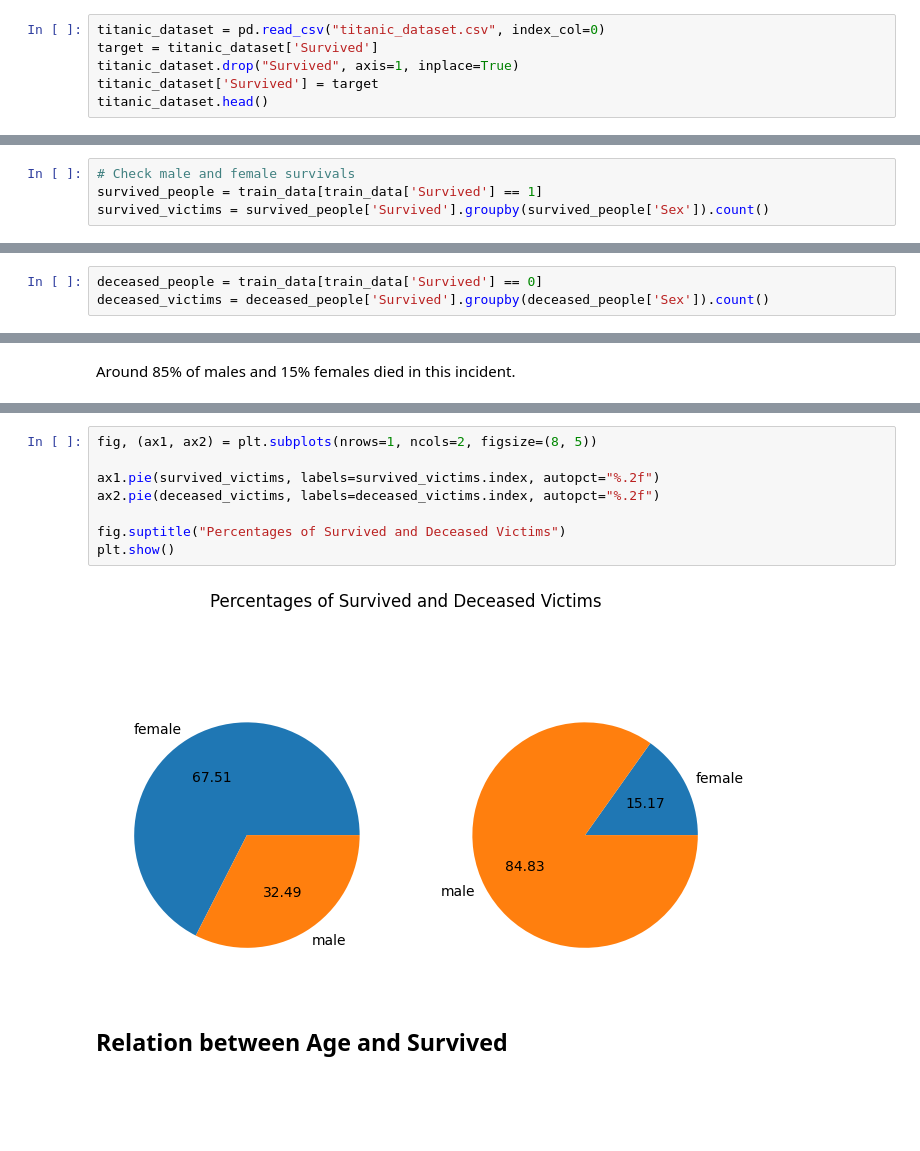
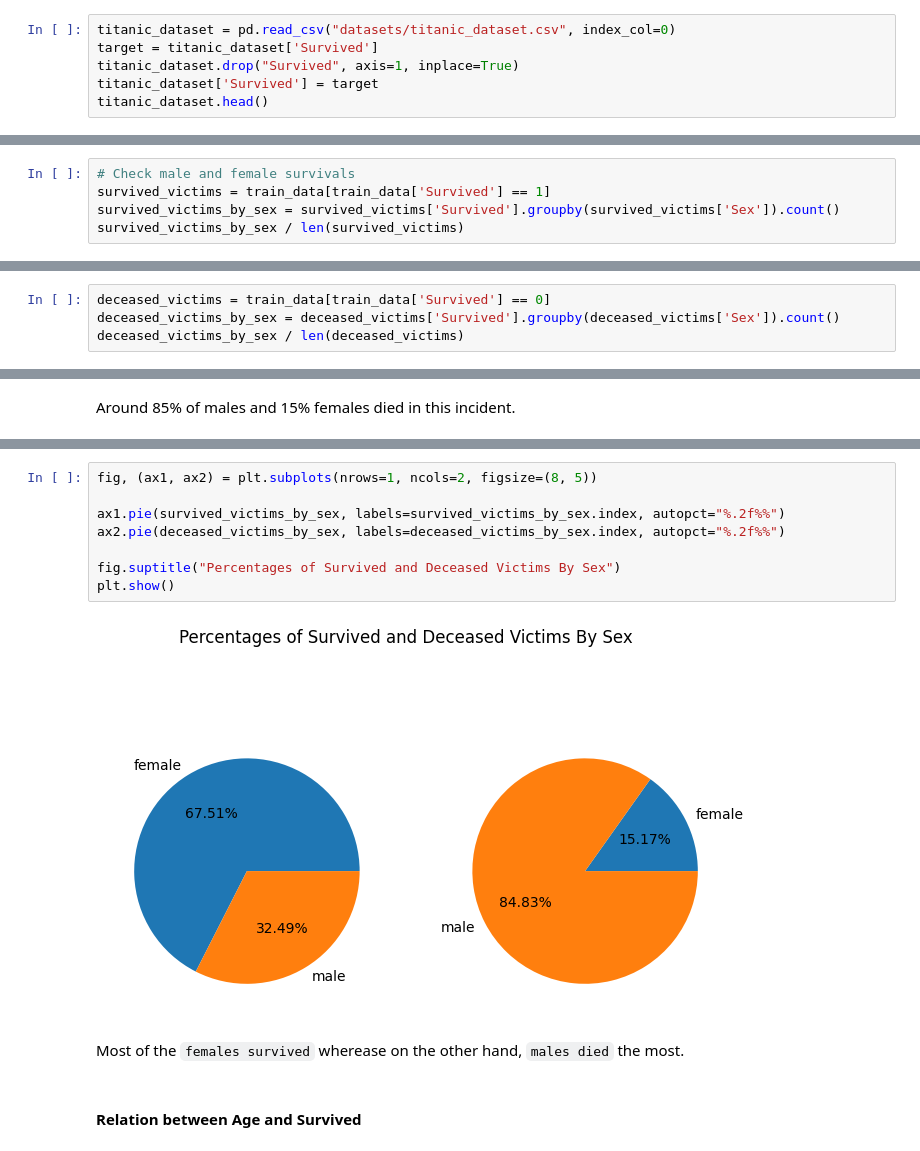
Before and after one commit to Aayush-1333/Project_Titanica, a Jupyter notebook: 1_EDA.ipynb, the cells around one changed output, grey strips where cells are left out. Drawn from its saved outputs; the diff is of its cells as text; blank space fills up the shorter version.

Commit message:
Cleaned data and picked best model

```diff
--- a/1_EDA.ipynb
+++ b/1_EDA.ipynb
@@ -8,5 +30,5 @@ import seaborn as sns
 # %%
-titanic_dataset = pd.read_csv("titanic_dataset.csv", index_col=0)
+titanic_dataset = pd.read_csv("datasets/titanic_dataset.csv", index_col=0)
 target = titanic_dataset['Survived']
 titanic_dataset.drop("Survived", axis=1, inplace=True)
 titanic_dataset['Survived'] = target
@@ -95,5 +117,6 @@ Name: count, dtype: float64
 The survival is around 39% in this dataset
 # %%
 # Check male and female survivals
-survived_people = train_data[train_data['Survived'] == 1]
-survived_victims = survived_people['Survived'].groupby(survived_people['Sex']).count()
+survived_victims = train_data[train_data['Survived'] == 1]
+survived_victims_by_sex = survived_victims['Survived'].groupby(survived_victims['Sex']).count()
+survived_victims_by_sex / len(survived_victims)
@@ -109,3 +130,4 @@ This shows that around 66% females survived and 32% males survived from this inc
 # %%
-deceased_people = train_data[train_data['Survived'] == 0]
-deceased_victims = deceased_people['Survived'].groupby(deceased_people['Sex']).count()
+deceased_victims = train_data[train_data['Survived'] == 0]
+deceased_victims_by_sex = deceased_victims['Survived'].groupby(deceased_victims['Sex']).count()
+deceased_victims_by_sex / len(deceased_victims)
@@ -134,12 +150,14 @@ plt.show()
 # %%
 fig, (ax1, ax2) = plt.subplots(nrows=1, ncols=2, figsize=(8, 5))
 
-ax1.pie(survived_victims, labels=survived_victims.index, autopct="%.2f")
-ax2.pie(deceased_victims, labels=deceased_victims.index, autopct="%.2f")
+ax1.pie(survived_victims_by_sex, labels=survived_victims_by_sex.index, autopct="%.2f%%")
+ax2.pie(deceased_victims_by_sex, labels=deceased_victims_by_sex.index, autopct="%.2f%%")
 
-fig.suptitle("Percentages of Survived and Deceased Victims")
+fig.suptitle("Percentages of Survived and Deceased Victims By Sex")
 plt.show()
 # %% [output]
-[figure, old version]
+[figure, new version]
+# %% [markdown]
+Most of the `females survived` wherease on the other hand, `males died` the most.
 # %% [markdown]
-## Relation between Age and Survived
+#### Relation between Age and Survived
```
Also changed, not shown: parts of 47 cells of this notebook, 6 other files.
